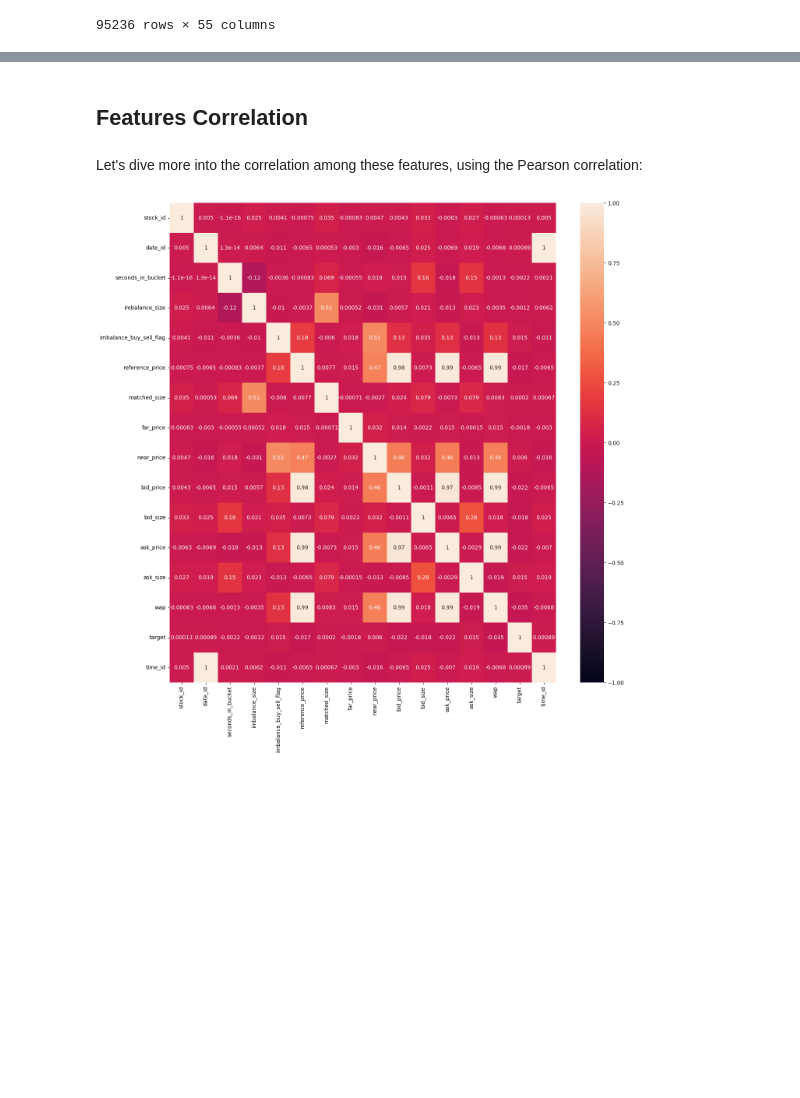
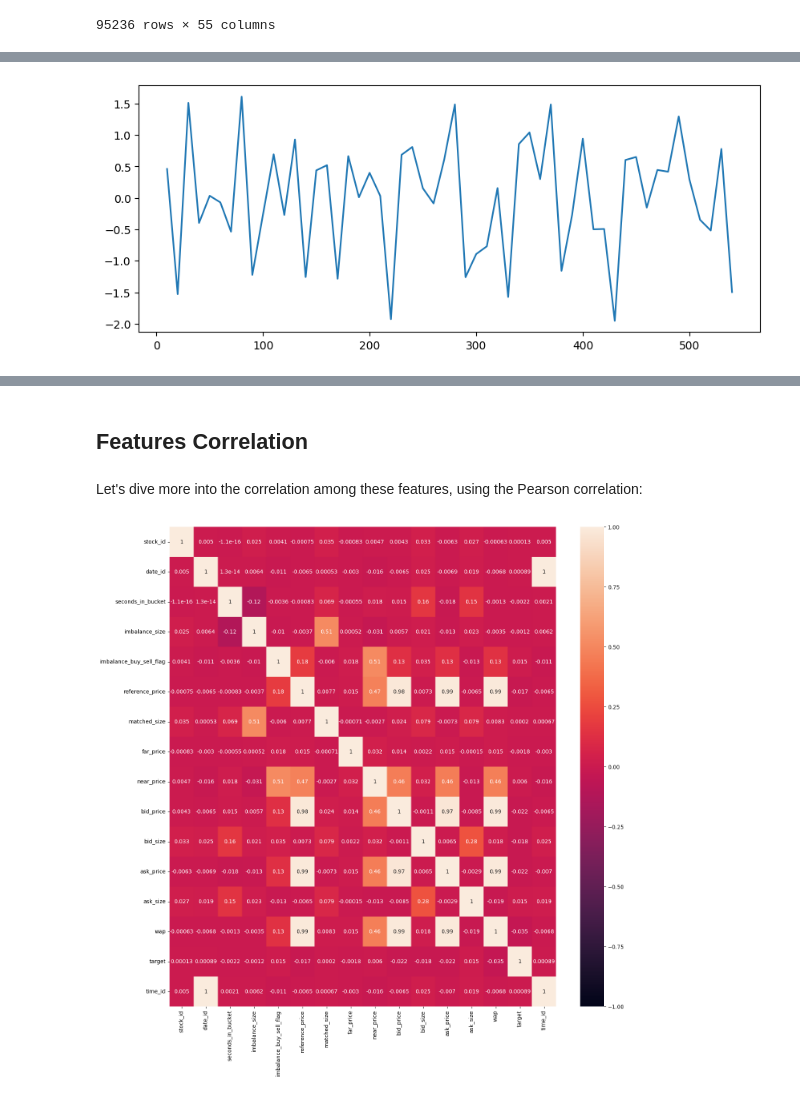
Before and after one commit to tfranza/optiver, a Jupyter notebook: Data_analysis.ipynb, the cells around one changed output, grey strips where cells are left out. Drawn from its saved outputs; the diff is of its cells as text; code cells hidden in the pictures; blank space fills up the shorter version.

```diff
--- a/Data_analysis.ipynb
+++ b/Data_analysis.ipynb
@@ -223,0 +266,7 @@ adfuller(df_0_0.diff(6).iloc[6:])
+# %%
+plt.figure(figsize=(10,4))
+plt.plot(df_0_0_d1['true_norm_1_minute'])
+#plt.ylim(-11, 11)
+plt.show()
+# %% [output]
+[figure, added]
```
Also changed, not shown: parts of 29 cells of this notebook.
